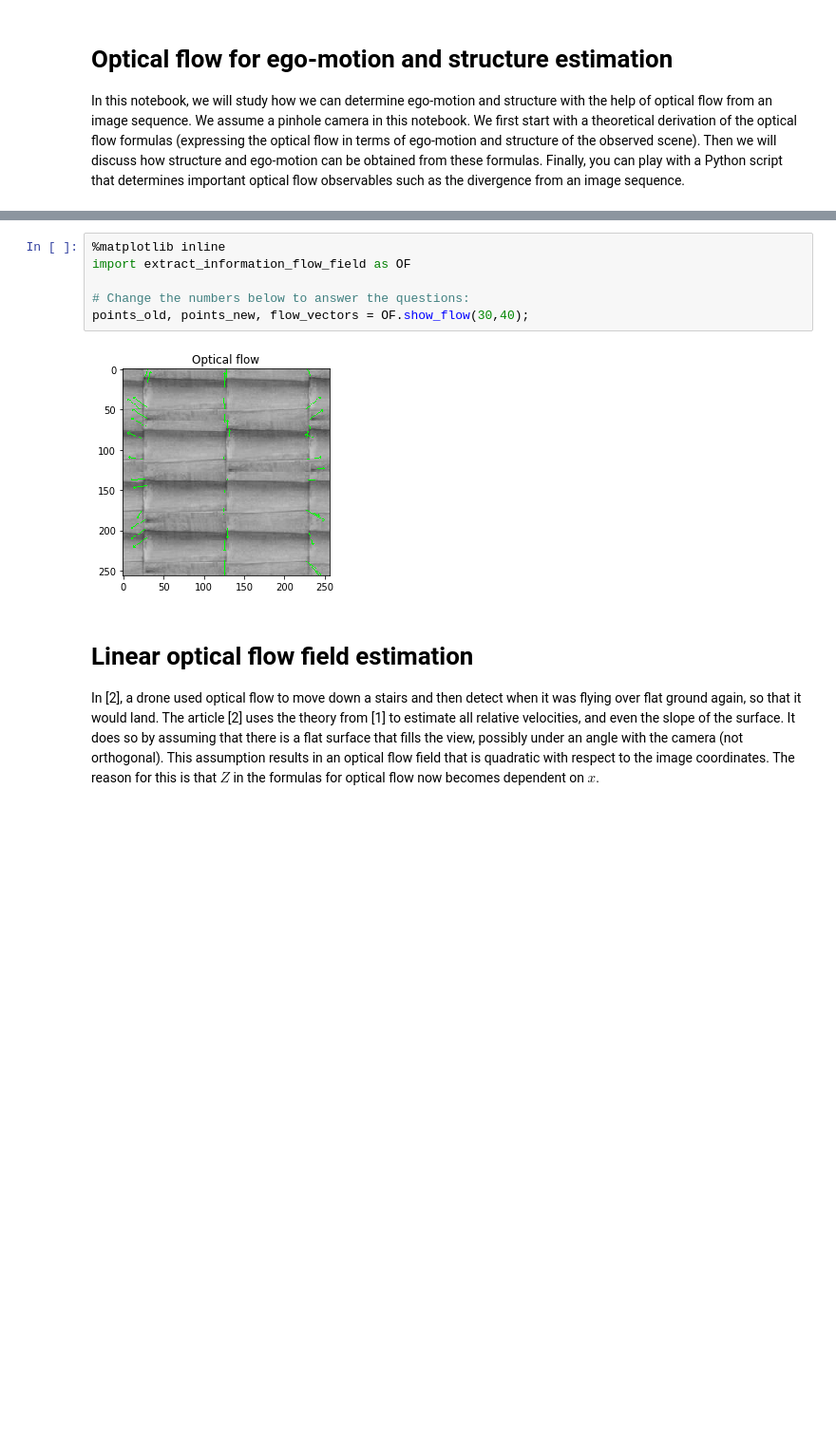
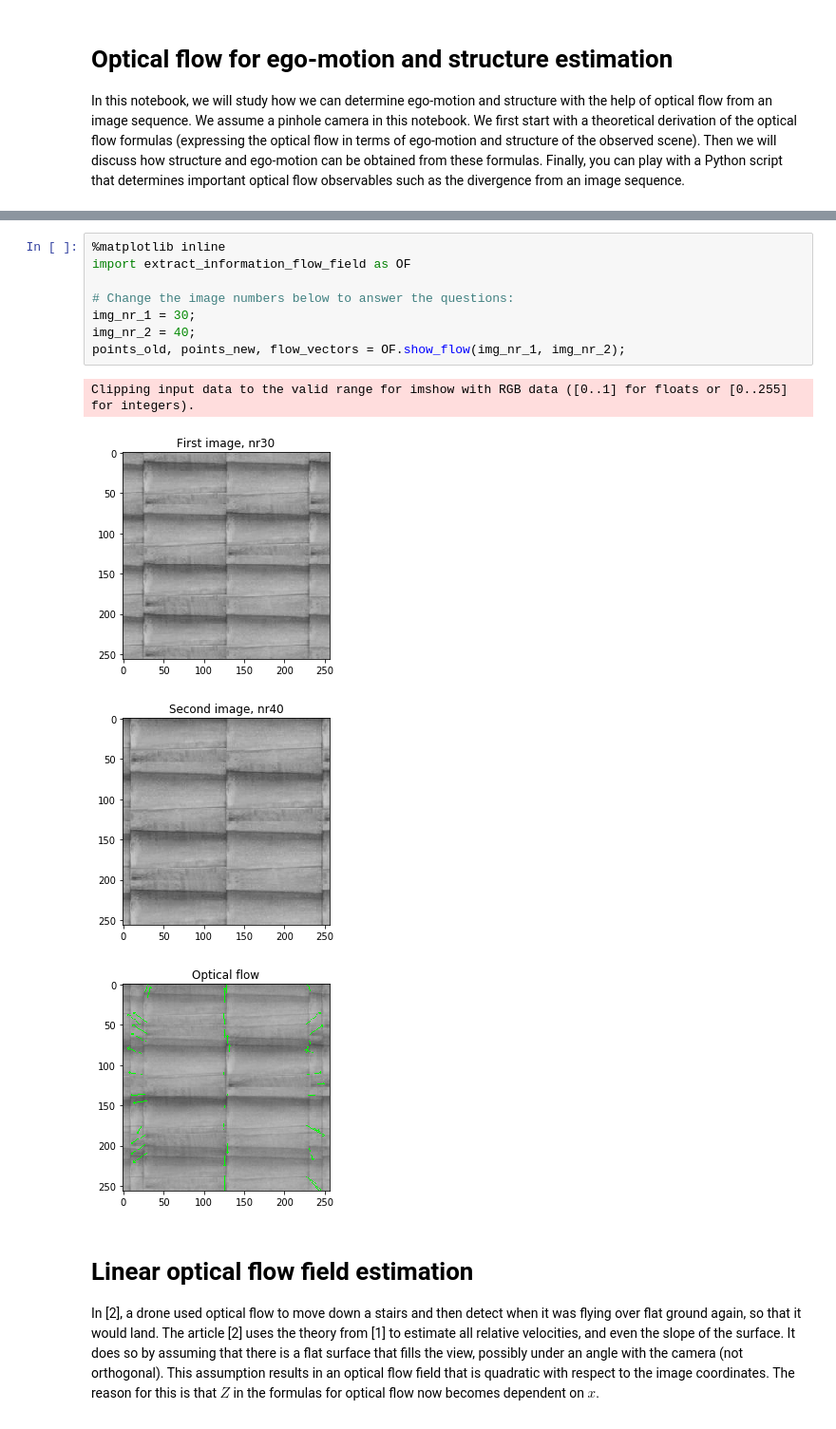
Before and after one commit to guidoAI/optic_flow_notebook, a Jupyter notebook: Optical flow.ipynb, the cells around one changed output, grey strips where cells are left out. Shown at 95% size. Saved outputs shown, nothing was run; the diff lists cells and outputs as text; blank space fills up the shorter version.

Commit message:
Added more info to the exercise, show more info.

```diff
--- a/Optical flow.ipynb
+++ b/Optical flow.ipynb
@@ -146,11 +146,16 @@ Below, we import the Python script `extract_information_flow_field.py`, and firs
 # %%
 %matplotlib inline
 import extract_information_flow_field as OF
 
-# Change the numbers below to answer the questions:
-points_old, points_new, flow_vectors = OF.show_flow(30,40);
+# Change the image numbers below to answer the questions:
+img_nr_1 = 30;
+img_nr_2 = 40;
+points_old, points_new, flow_vectors = OF.show_flow(img_nr_1, img_nr_2);
 # %% [output]
+Clipping input data to the valid range for imshow with RGB data ([0..1] for floats or [0..255] for integers).
-[figure, old version]
+[figure, new version]
+[figure, added]
+[figure, added]
 # %% [markdown]
 # Linear optical flow field estimation
 In [2], a drone used optical flow to move down a stairs and then detect when it was flying over flat ground again, so that it would land. The article [2] uses the theory from [1] to estimate all relative velocities, and even the slope of the surface. It does so by assuming that there is a flat surface that fills the view, possibly under an angle with the camera (not orthogonal). This assumption results in an optical flow field that is quadratic with respect to the image coordinates. The reason for this is that $Z$ in the formulas for optical flow now becomes dependent on $x$.
```
Also changed, not shown: parts of 3 cells of this notebook, 1 other file.
